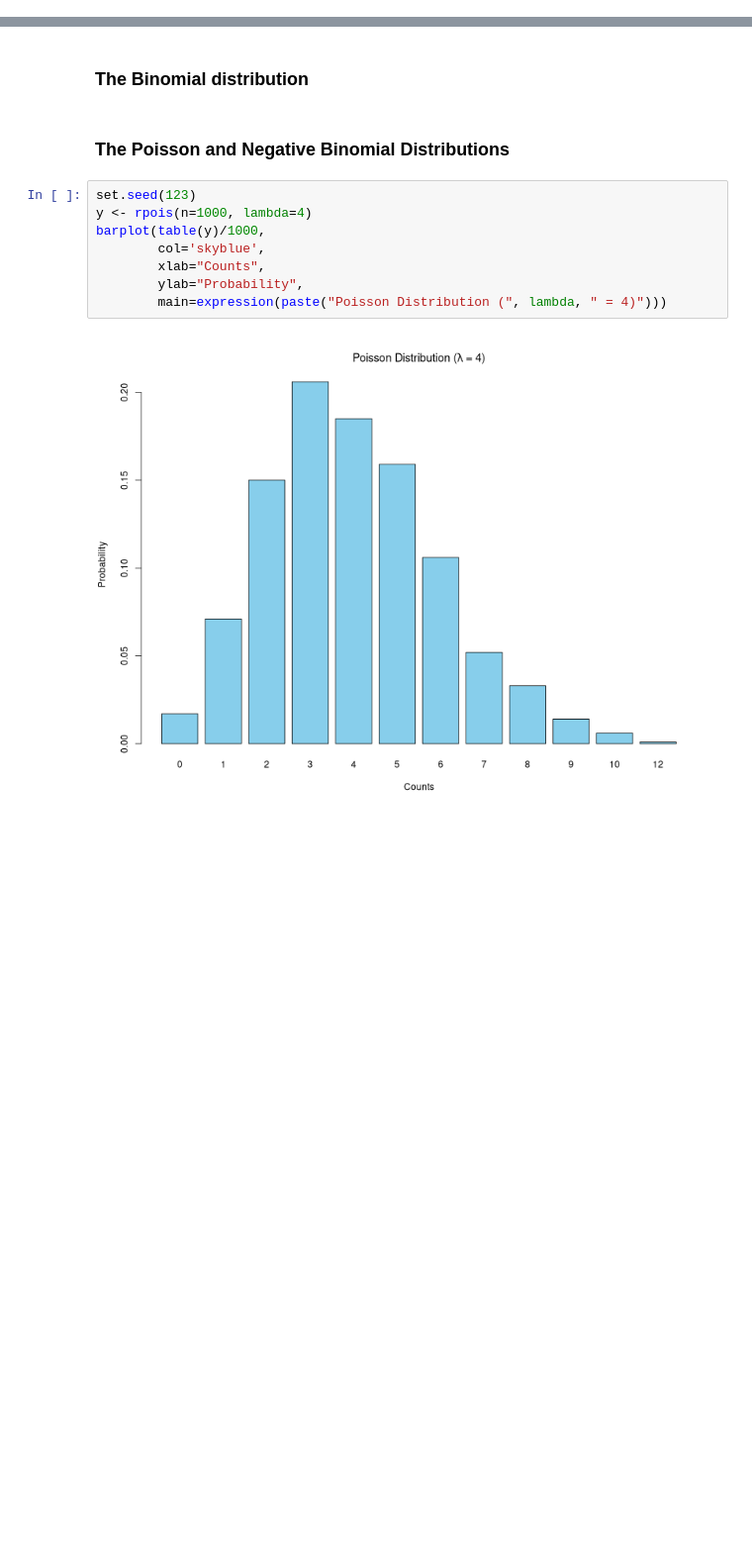
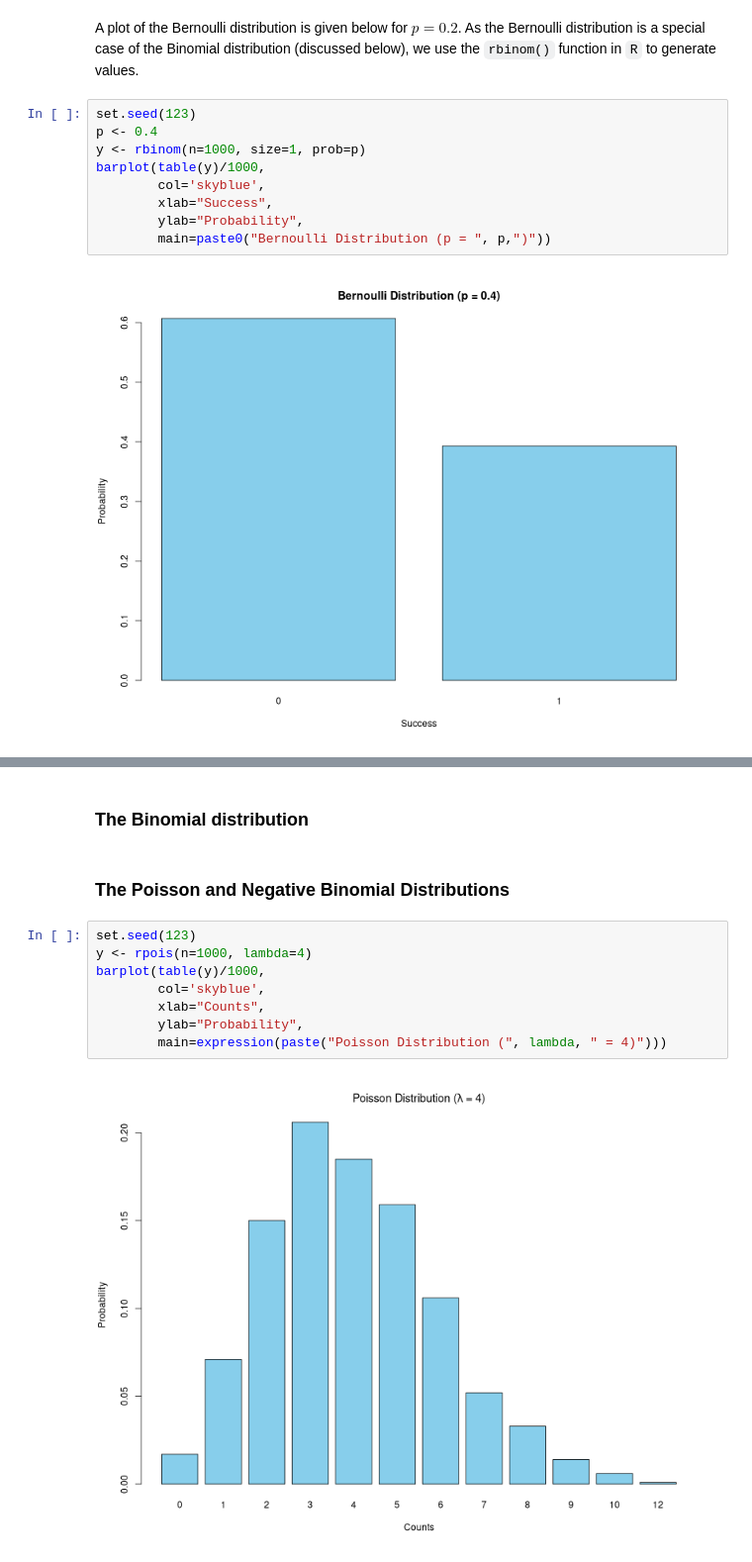
Before and after one commit to PCHN63112-Generalised-Linear-Mixed/extending-linear-models, a Jupyter notebook: 2.alternative-distributions.ipynb, the cells around one changed output, grey strips where cells are left out. Shown at 99% size. Drawn from its saved outputs; the diff is of its cells as text; blank space fills up the shorter version.

```diff
--- a/2.alternative-distributions.ipynb
+++ b/2.alternative-distributions.ipynb
@@ -6,0 +21,13 @@
+# %% [markdown]
+A plot of the Bernoulli distribution is given below for $p = 0.2$. As the Bernoulli distribution is a special case of the Binomial distribution (discussed below), we use the `rbinom()` function in `R` to generate values.
+# %%
+set.seed(123)
+p <- 0.4
+y <- rbinom(n=1000, size=1, prob=p)
+barplot(table(y)/1000,
+        col='skyblue',
+        xlab="Success",
+        ylab="Probability",
+        main=paste0("Bernoulli Distribution (p = ", p,")"))
+# %% [output]
+[figure, added]
```
Also changed, not shown: parts of 5 cells of this notebook.
